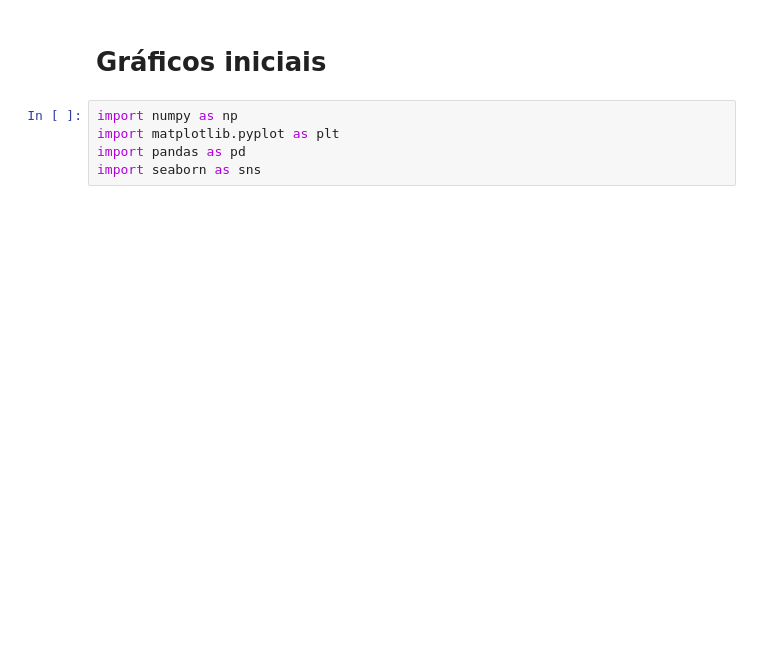
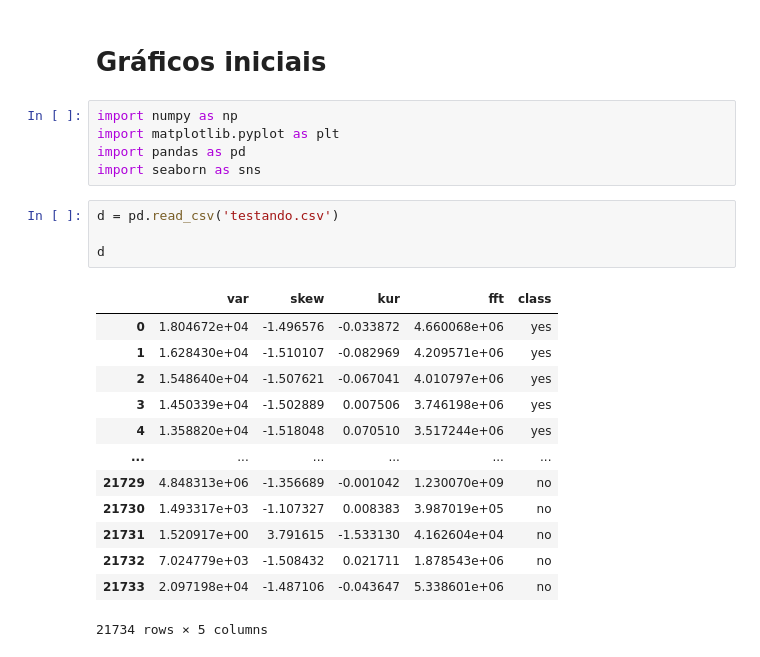
Before and after one commit to davicn/mestrado-ppgee, a Jupyter notebook: notebooks/graph_emg_gnsz.ipynb, the cells around one changed output. Drawn from its saved outputs; the diff is of its cells as text; blank space fills up the shorter version.

```diff
--- a/notebooks/graph_emg_gnsz.ipynb
+++ b/notebooks/graph_emg_gnsz.ipynb
@@ -5,4 +5,22 @@ import numpy as np
 import matplotlib.pyplot as plt
 import pandas as pd
 import seaborn as sns
+# %%
+d = pd.read_csv('testando.csv')
+
+d
+# %% [output]
+|  | var | skew | kur | fft | class |
+| 0 | 1.804672e+04 | -1.496576 | -0.033872 | 4.660068e+06 | yes |
+| 1 | 1.628430e+04 | -1.510107 | -0.082969 | 4.209571e+06 | yes |
+| 2 | 1.548640e+04 | -1.507621 | -0.067041 | 4.010797e+06 | yes |
+| 3 | 1.450339e+04 | -1.502889 | 0.007506 | 3.746198e+06 | yes |
+| 4 | 1.358820e+04 | -1.518048 | 0.070510 | 3.517244e+06 | yes |
+| ... | ... | ... | ... | ... | ... |
+| 21729 | 4.848313e+06 | -1.356689 | -0.001042 | 1.230070e+09 | no |
+| 21730 | 1.493317e+03 | -1.107327 | 0.008383 | 3.987019e+05 | no |
+| 21731 | 1.520917e+00 | 3.791615 | -1.533130 | 4.162604e+04 | no |
+| 21732 | 7.024779e+03 | -1.508432 | 0.021711 | 1.878543e+06 | no |
+| 21733 | 2.097198e+04 | -1.487106 | -0.043647 | 5.338601e+06 | no |
+21734 rows × 5 columns
 # %%
```
Also changed, not shown: parts of 3 cells of this notebook.
